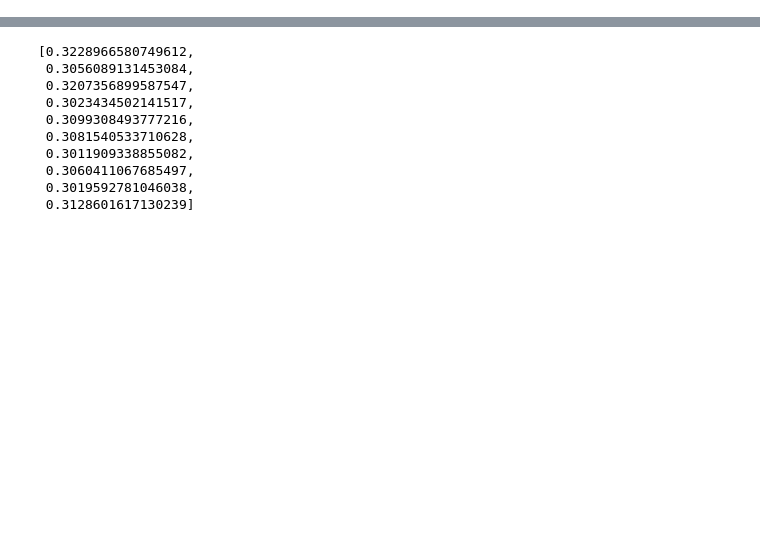
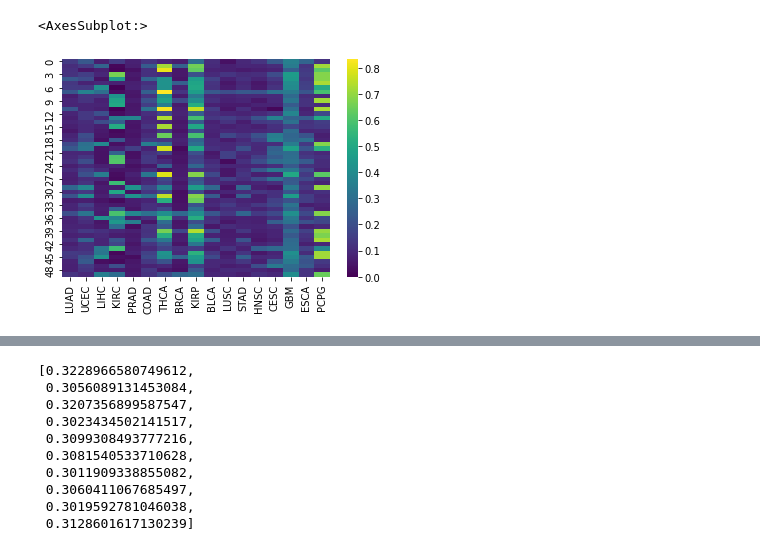
Before and after one commit to Koushul/CITRUS, a Jupyter notebook: MCF10A.ipynb, the cells around one changed output, grey strips where cells are left out. Cells and saved outputs as stored; diff of their text form; code cells hidden in the pictures; blank space fills up the shorter version.

Commit message:
sweppping heatmap

```diff
--- a/MCF10A.ipynb
+++ b/MCF10A.ipynb
@@ -99,0 +134,40 @@ for m in tqdm(list(Path('/ix/hosmanbeyoglu/kor11/output').iterdir())):
+# %%
+
+cancerss = df['cancer'].unique()
+cancer_results = []
+
+for cancer in tqdm(cancerss):
+
+    random = None
+    nonrandom = None
+
+    for model in random_models:
+        model.eval()
+
+        X = torch.from_numpy(sga)[split_mutants(cancer, None)]
+        C = torch.from_numpy(can)[split_mutants(cancer, None)]
+        r = model(X, C, pathways=True).data.numpy()
+
+        if random is None:
+            random = r
+        else:
+            random += r
+
+
+
+    for model in models:
+        model.eval()
+
+        X = torch.from_numpy(sga)[split_mutants(cancer, None)]
+        C = torch.from_numpy(can)[split_mutants(cancer, None)]
+        s = model(X, C, pathways=True).data.numpy()
+
+        if nonrandom is None:
+            nonrandom = s
+        else:
+            nonrandom += s
+
+
+    random = random / len(random_models)
+    nonrandom = nonrandom / len(models)
+    cancer_results.append([Counter(fdrcorrection(ttest_1samp(random[:, i], random[:, i][:]).pvalue)[0])[True]/len(random) for i in range(50)])
@@ -99,0 +176,5 @@ for m in tqdm(list(Path('/ix/hosmanbeyoglu/kor11/output').iterdir())):
+# %%
+sns.heatmap(1-pd.DataFrame(cancer_results, index=cancerss).T, cmap='viridis')
+# %% [output]
+<AxesSubplot:>
+[figure, added]
```
Also changed, not shown: parts of 22 cells of this notebook, 8 other files.
